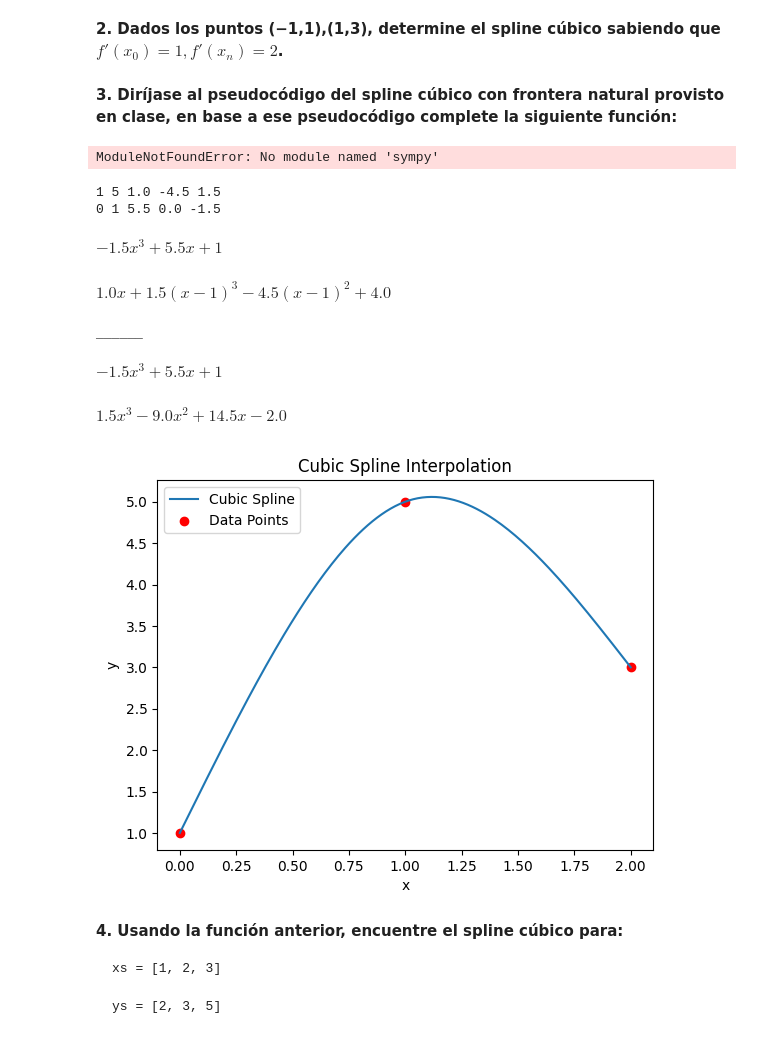
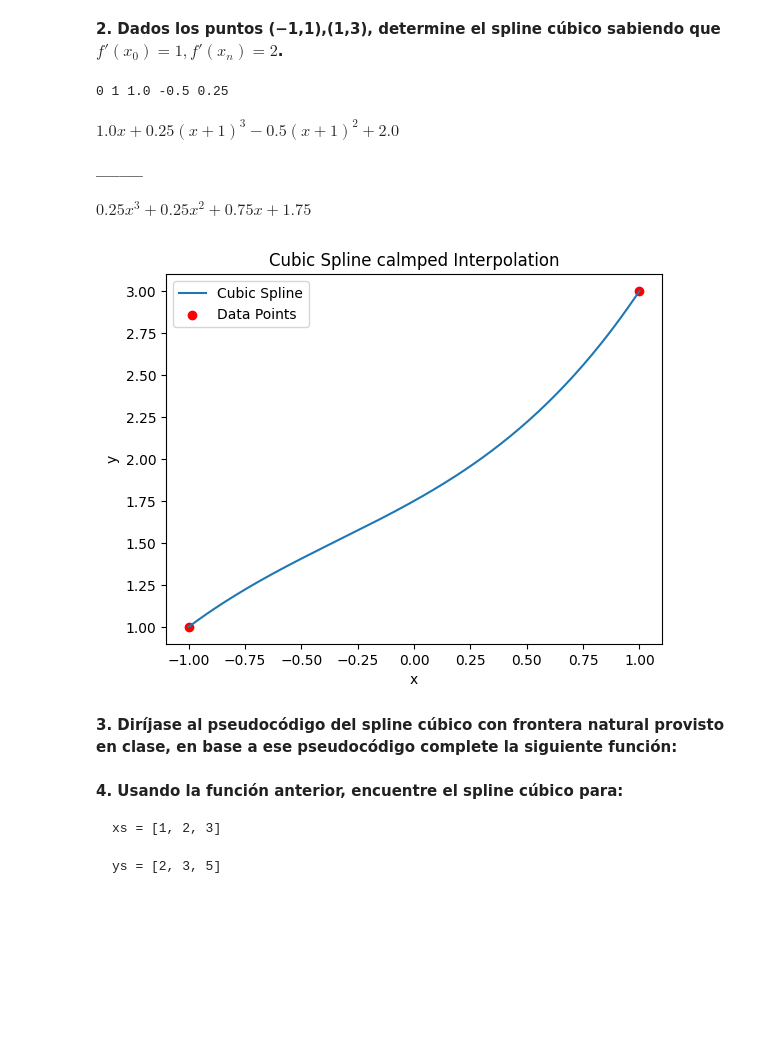
Before and after one commit to Josefu-zero/Metodos-Numericos-Tareas, a Jupyter notebook: Tarea07-Splines/Tarea07.ipynb, the cells around one changed output. Drawn from its saved outputs; the diff is of its cells as text; code cells hidden in the pictures; blank space fills up the shorter version.

Commit message:
Fix errors

```diff
--- a/Tarea07-Splines/Tarea07.ipynb
+++ b/Tarea07-Splines/Tarea07.ipynb
@@ -9,5 +46,38 @@
 # %% [markdown]
 **2. Dados los puntos (−1,1),(1,3), determine el spline cúbico sabiendo que $𝑓′(𝑥_0)=1,𝑓′(𝑥_𝑛)=2$.**
+# %%
+xs = [-1, 1]
+ys = [1, 3]
+
+splines = cubic_spline_clamped(xs=xs, ys=ys, d0=1, dn=2)
+
+_ = [display(s) for s in splines]
+print("______")
+_ = [display(s.expand()) for s in splines]
+
+import matplotlib.pyplot as plt
+
+x_vals = np.linspace(min(xs), max(xs), 200)
+y_vals = np.zeros_like(x_vals)
+
+for i, S in enumerate(splines):
+    # Each spline is valid in [xs[i], xs[i+1]]
+    mask = (x_vals >= xs[i]) & (x_vals <= xs[i+1])
+    y_vals[mask] = [float(S.subs('x', x)) for x in x_vals[mask]]
+
+plt.plot(x_vals, y_vals, label='Cubic Spline')
+plt.scatter(xs, ys, color='red', label='Data Points')
+plt.legend()
+plt.xlabel('x')
+plt.ylabel('y')
+plt.title('Cubic Spline calmped Interpolation')
+plt.show()
+# %% [output]
+0 1 1.0 -0.5 0.25
+$\displaystyle 1.0 x + 0.25 \left(x + 1\right)^{3} - 0.5 \left(x + 1\right)^{2} + 2.0$
+______
+$\displaystyle 0.25 x^{3} + 0.25 x^{2} + 0.75 x + 1.75$
+[figure, added]
 # %% [markdown]
 **3. Diríjase al pseudocódigo del spline cúbico con frontera natural provisto en clase, en base a ese pseudocódigo complete la siguiente función:**
 # %%
@@ -69,45 +139,6 @@ def cubic_spline(xs: list[float], ys: list[float]) -> list[sym.Symbol]:
         splines.append(S)
     splines.reverse()
     return splines
-# %% [output]
-ModuleNotFoundError: No module named 'sympy'
-# %%
-import numpy as np
-
-xs = [0, 1, 2]
-ys = [1, 5, 3]
-
-splines = cubic_spline(xs=xs, ys=ys)
-_ = [display(s) for s in splines]
-print("______")
-_ = [display(s.expand()) for s in splines]
-
-import matplotlib.pyplot as plt
-
-x_vals = np.linspace(min(xs), max(xs), 200)
-y_vals = np.zeros_like(x_vals)
-
-for i, S in enumerate(splines):
-    # Each spline is valid in [xs[i], xs[i+1]]
-    mask = (x_vals >= xs[i]) & (x_vals <= xs[i+1])
-    y_vals[mask] = [float(S.subs('x', x)) for x in x_vals[mask]]
-
-plt.plot(x_vals, y_vals, label='Cubic Spline')
-plt.scatter(xs, ys, color='red', label='Data Points')
-plt.legend()
-plt.xlabel('x')
-plt.ylabel('y')
-plt.title('Cubic Spline Interpolation')
-plt.show()
-# %% [output]
-1 5 1.0 -4.5 1.5
-0 1 5.5 0.0 -1.5
-$\displaystyle - 1.5 x^{3} + 5.5 x + 1$
-$\displaystyle 1.0 x + 1.5 \left(x - 1\right)^{3} - 4.5 \left(x - 1\right)^{2} + 4.0$
-______
-$\displaystyle - 1.5 x^{3} + 5.5 x + 1$
-$\displaystyle 1.5 x^{3} - 9.0 x^{2} + 14.5 x - 2.0$
-[figure, removed]
 # %% [markdown]
 **4. Usando la función anterior, encuentre el spline cúbico para:**
 
```
Also changed, not shown: parts of 1 cell of this notebook.
